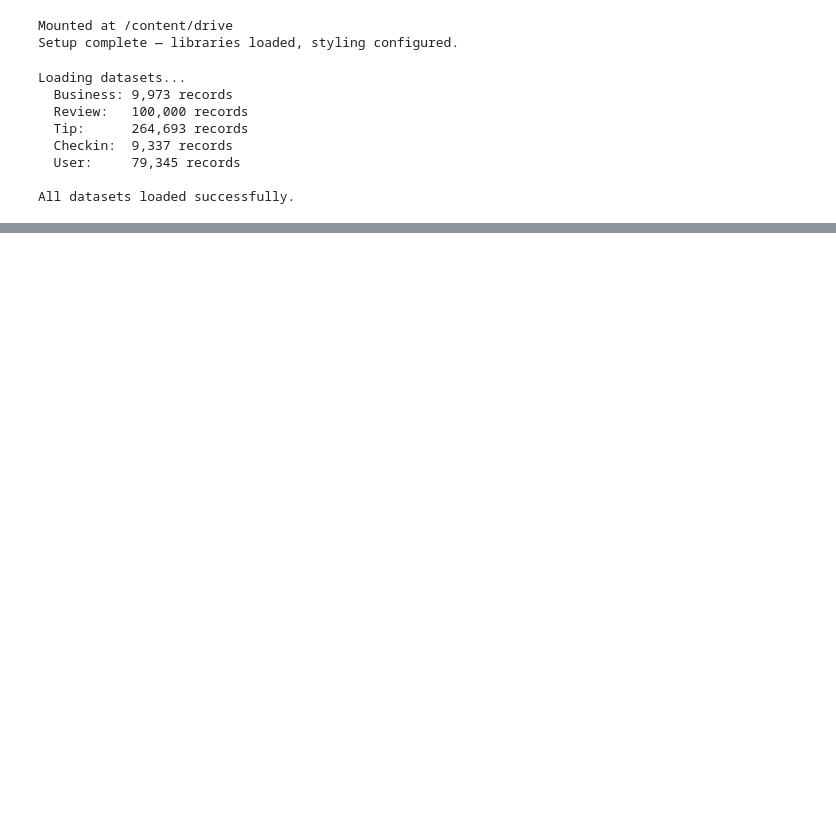
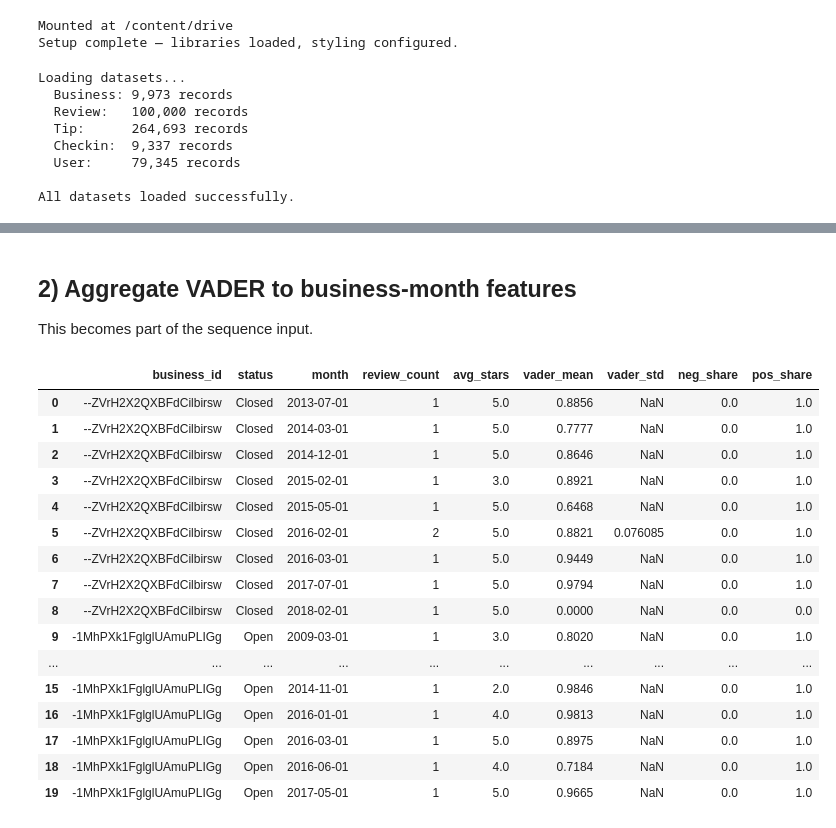
Before and after one commit to joshuadollison/smallbizpulse, a Jupyter notebook: notebooks/model_exploration.ipynb, the cells around one changed output, grey strips where cells are left out. Drawn from its saved outputs; the diff is of its cells as text; code cells hidden in the pictures; blank space fills up the shorter version.

```diff
--- a/notebooks/model_exploration.ipynb
+++ b/notebooks/model_exploration.ipynb
@@ -168,0 +427,20 @@ print("  4. No date range restriction (full temporal span needed for time-series
+# %%
+import numpy as np
+import pandas as pd
+
+from vaderSentiment.vaderSentiment import SentimentIntensityAnalyzer
+
+df = rest_review_df.copy()
+df['date'] = pd.to_datetime(df['date'], errors='coerce')
+df = df.dropna(subset=['date'])
+
+analyzer = SentimentIntensityAnalyzer()
+
+# VADER scores
+vader = df['text'].fillna('').apply(analyzer.polarity_scores)
+df['vader_neg'] = vader.apply(lambda d: d['neg'])
+df['vader_neu'] = vader.apply(lambda d: d['neu'])
+df['vader_pos'] = vader.apply(lambda d: d['pos'])
+df['vader_compound'] = vader.apply(lambda d: d['compound'])
+
+df[['review_id','stars','vader_compound']].head()
@@ -168,0 +454,40 @@ print("  4. No date range restriction (full temporal span needed for time-series
+# %% [markdown]
+## 2) Aggregate VADER to business-month features
+
+This becomes part of the sequence input.
+# %%
+df['month'] = df['date'].dt.to_period('M').dt.to_timestamp()
+
+biz_month_vader = (
+    df.groupby(['business_id', 'status', 'month'])
+      .agg(
+          review_count=('review_id', 'count'),
+          avg_stars=('stars', 'mean'),
+          vader_mean=('vader_compound', 'mean'),
+          vader_std=('vader_compound', 'std'),
+          neg_share=('vader_compound', lambda s: (s < -0.05).mean()),
+          pos_share=('vader_compound', lambda s: (s >  0.05).mean()),
+      )
+      .reset_index()
+      .sort_values(['business_id', 'month'])
+)
+
+biz_month_vader.head(20)
+# %% [output]
+|  | business_id | status | month | review_count | avg_stars | vader_mean | vader_std | neg_share | pos_share |
+| 0 | --ZVrH2X2QXBFdCilbirsw | Closed | 2013-07-01 | 1 | 5.0 | 0.8856 | NaN | 0.0 | 1.0 |
+| 1 | --ZVrH2X2QXBFdCilbirsw | Closed | 2014-03-01 | 1 | 5.0 | 0.7777 | NaN | 0.0 | 1.0 |
+| 2 | --ZVrH2X2QXBFdCilbirsw | Closed | 2014-12-01 | 1 | 5.0 | 0.8646 | NaN | 0.0 | 1.0 |
+| 3 | --ZVrH2X2QXBFdCilbirsw | Closed | 2015-02-01 | 1 | 3.0 | 0.8921 | NaN | 0.0 | 1.0 |
+| 4 | --ZVrH2X2QXBFdCilbirsw | Closed | 2015-05-01 | 1 | 5.0 | 0.6468 | NaN | 0.0 | 1.0 |
+| 5 | --ZVrH2X2QXBFdCilbirsw | Closed | 2016-02-01 | 2 | 5.0 | 0.8821 | 0.076085 | 0.0 | 1.0 |
+| 6 | --ZVrH2X2QXBFdCilbirsw | Closed | 2016-03-01 | 1 | 5.0 | 0.9449 | NaN | 0.0 | 1.0 |
+| 7 | --ZVrH2X2QXBFdCilbirsw | Closed | 2017-07-01 | 1 | 5.0 | 0.9794 | NaN | 0.0 | 1.0 |
+| 8 | --ZVrH2X2QXBFdCilbirsw | Closed | 2018-02-01 | 1 | 5.0 | 0.0000 | NaN | 0.0 | 0.0 |
+| 9 | -1MhPXk1FglglUAmuPLIGg | Open | 2009-03-01 | 1 | 3.0 | 0.8020 | NaN | 0.0 | 1.0 |
+| ... | ... | ... | ... | ... | ... | ... | ... | ... | ... |
+| 15 | -1MhPXk1FglglUAmuPLIGg | Open | 2014-11-01 | 1 | 2.0 | 0.9846 | NaN | 0.0 | 1.0 |
+| 16 | -1MhPXk1FglglUAmuPLIGg | Open | 2016-01-01 | 1 | 4.0 | 0.9813 | NaN | 0.0 | 1.0 |
+| 17 | -1MhPXk1FglglUAmuPLIGg | Open | 2016-03-01 | 1 | 5.0 | 0.8975 | NaN | 0.0 | 1.0 |
+| 18 | -1MhPXk1FglglUAmuPLIGg | Open | 2016-06-01 | 1 | 4.0 | 0.7184 | NaN | 0.0 | 1.0 |
+| 19 | -1MhPXk1FglglUAmuPLIGg | Open | 2017-05-01 | 1 | 5.0 | 0.9665 | NaN | 0.0 | 1.0 |
```
Also changed, not shown: parts of 14 cells of this notebook.
